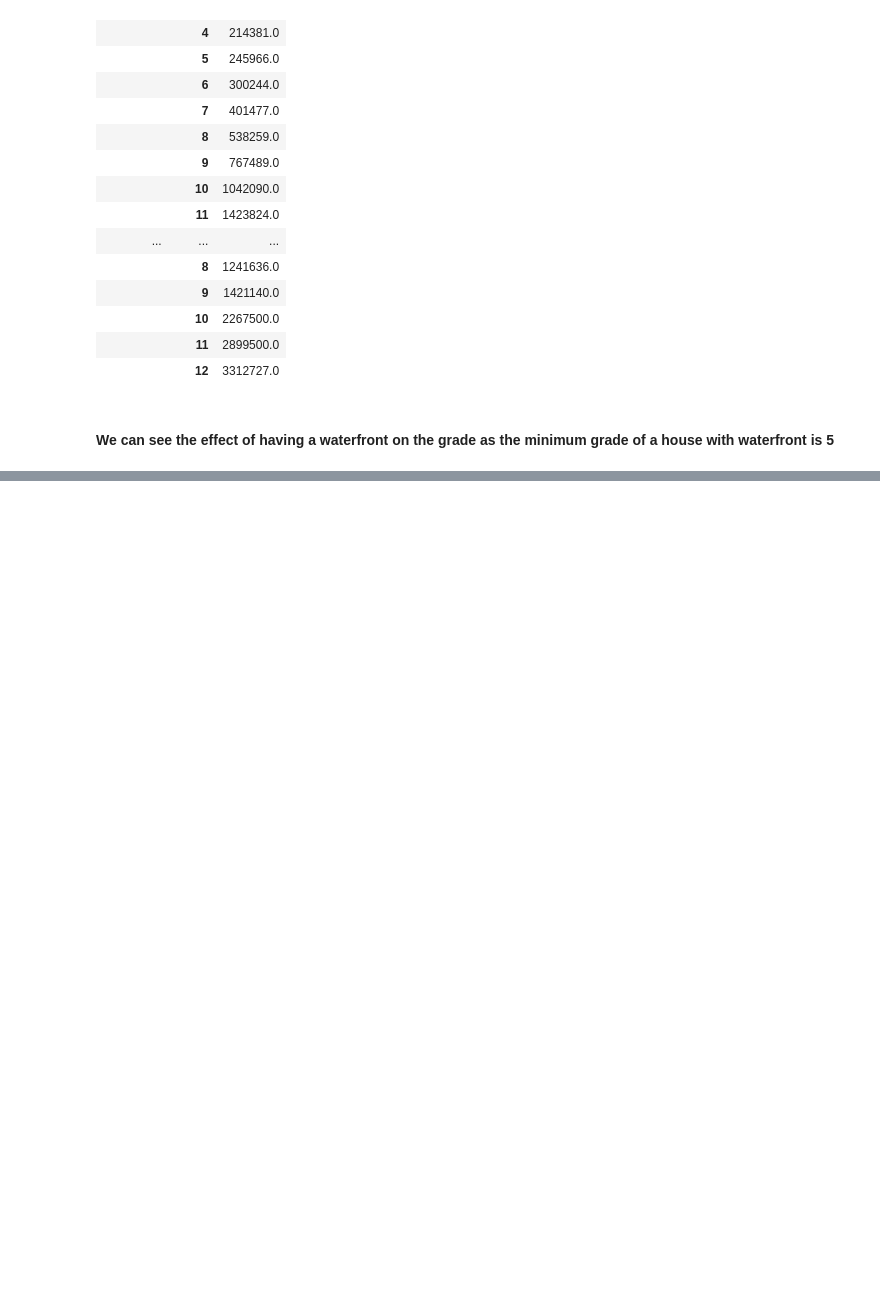
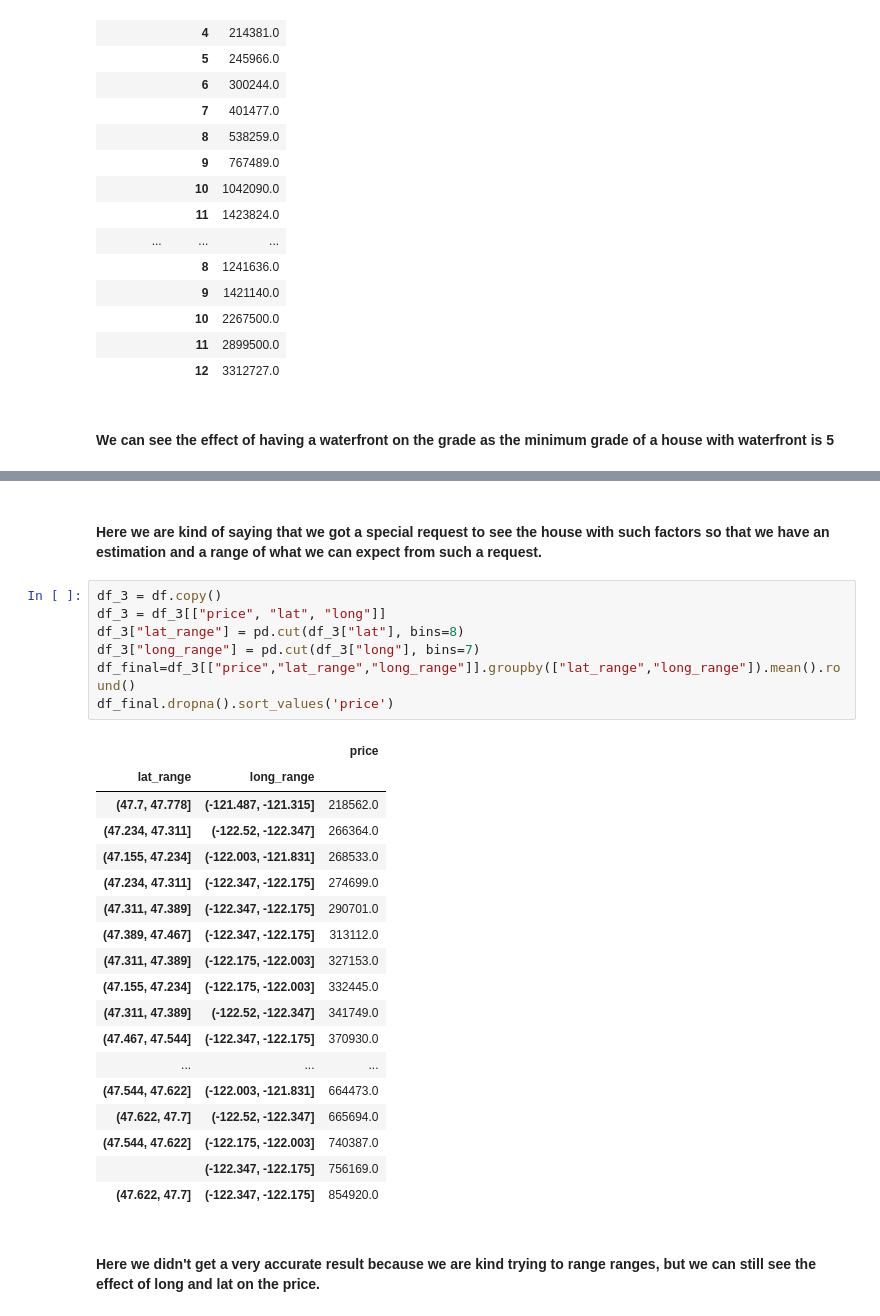
Before and after one commit to MuhamdAlMasri/Final-Assignment, a Jupyter notebook: final_assign.ipynb, the cells around one changed output, grey strips where cells are left out. Saved outputs shown, nothing was run; the diff lists cells and outputs as text; blank space fills up the shorter version.

```diff
--- a/final_assign.ipynb
+++ b/final_assign.ipynb
@@ -217,0 +230,30 @@ df_2[['waterfront','grade','price']].groupby(['waterfront','grade']).mean().roun
+# %% [markdown]
+#### Here we are kind of saying that we got a special request to see the house with such factors so that we have an estimation and a range of what we can expect from such a request.
+# %%
+df_3 = df.copy()
+df_3 = df_3[["price", "lat", "long"]]
+df_3["lat_range"] = pd.cut(df_3["lat"], bins=8)
+df_3["long_range"] = pd.cut(df_3["long"], bins=7)
+df_final=df_3[["price","lat_range","long_range"]].groupby(["lat_range","long_range"]).mean().round()
+df_final.dropna().sort_values('price')
+# %% [output]
+|  |  | price |
+| lat_range | long_range |  |
+| (47.7, 47.778] | (-121.487, -121.315] | 218562.0 |
+| (47.234, 47.311] | (-122.52, -122.347] | 266364.0 |
+| (47.155, 47.234] | (-122.003, -121.831] | 268533.0 |
+| (47.234, 47.311] | (-122.347, -122.175] | 274699.0 |
+| (47.311, 47.389] | (-122.347, -122.175] | 290701.0 |
+| (47.389, 47.467] | (-122.347, -122.175] | 313112.0 |
+| (47.311, 47.389] | (-122.175, -122.003] | 327153.0 |
+| (47.155, 47.234] | (-122.175, -122.003] | 332445.0 |
+| (47.311, 47.389] | (-122.52, -122.347] | 341749.0 |
+| (47.467, 47.544] | (-122.347, -122.175] | 370930.0 |
+| ... | ... | ... |
+| (47.544, 47.622] | (-122.003, -121.831] | 664473.0 |
+| (47.622, 47.7] | (-122.52, -122.347] | 665694.0 |
+| (47.544, 47.622] | (-122.175, -122.003] | 740387.0 |
+|  | (-122.347, -122.175] | 756169.0 |
+| (47.622, 47.7] | (-122.347, -122.175] | 854920.0 |
+# %% [markdown]
+#### Here we didn't get a very accurate result because we are kind trying to range ranges, but we can still see the effect of long and lat on the price.
```
Also changed, not shown: parts of 2 cells of this notebook.
